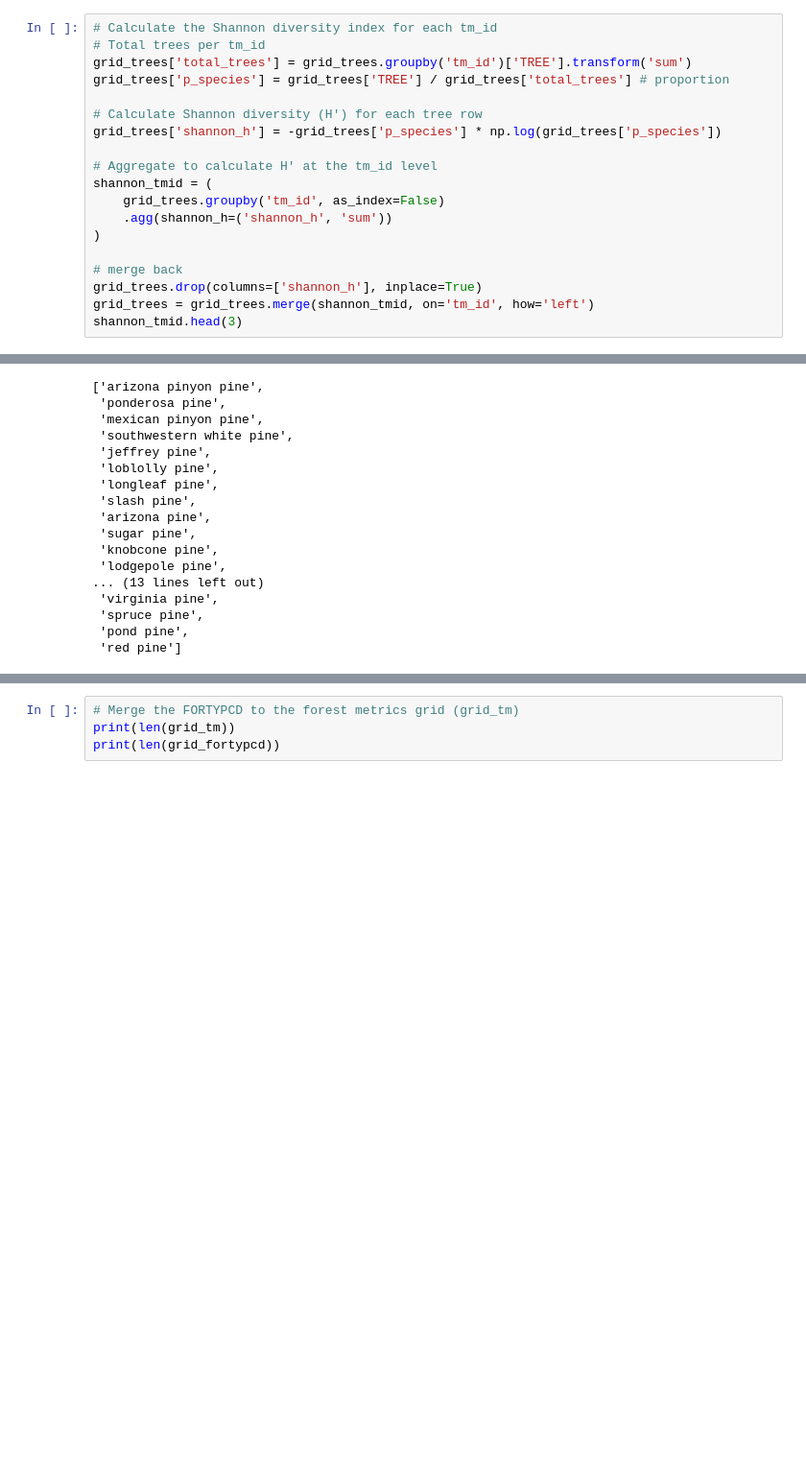
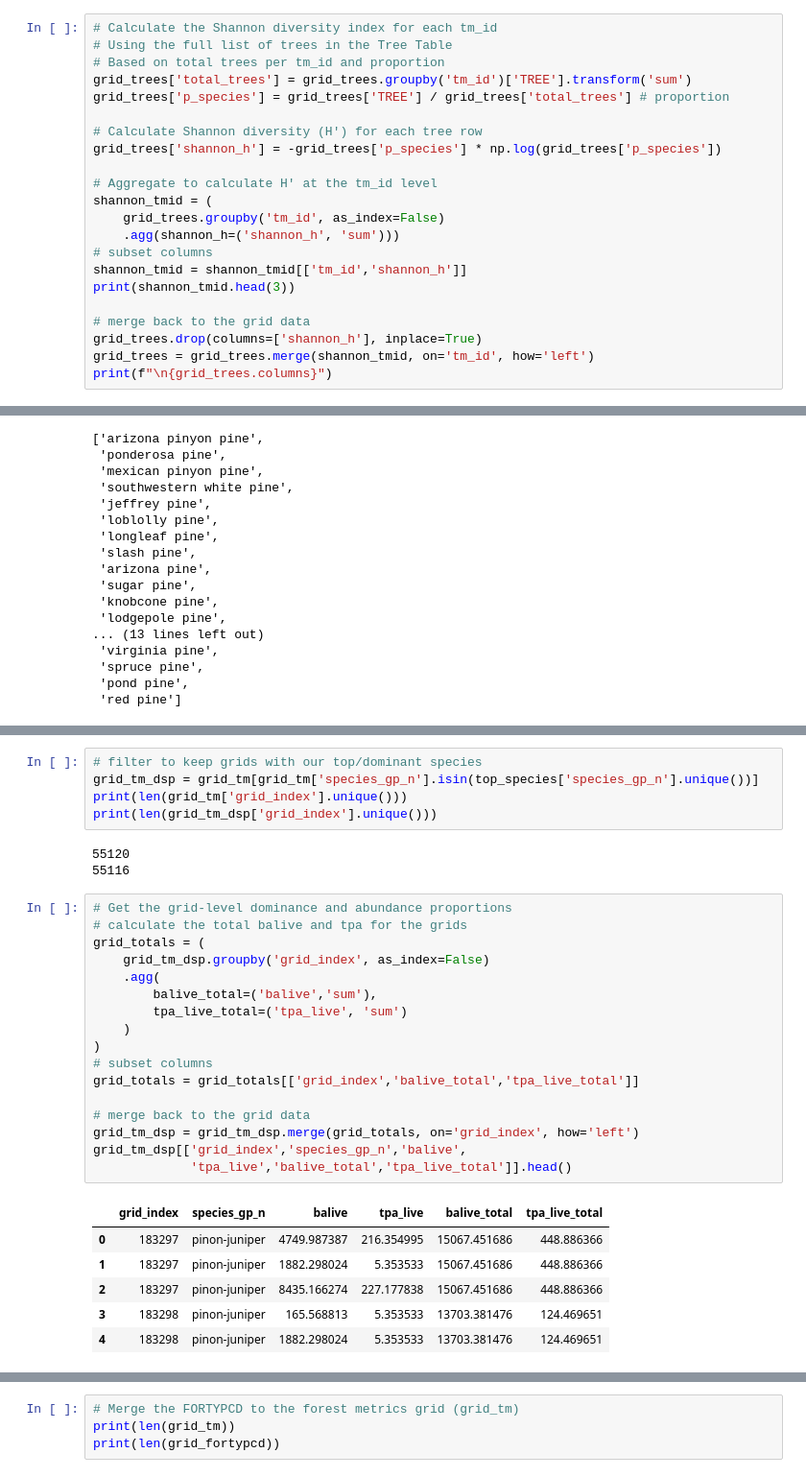
Before and after one commit to natshoff/aspen-fire-fork, a Jupyter notebook: Aim2/code/Python/04a_TreeMap_FIA-Summary.ipynb, the cells around one changed output, grey strips where cells are left out. Shown: that part at 96% size. Cells and saved outputs as stored; diff of their text form; blank space fills up the shorter version.

```diff
--- a/Aim2/code/Python/04a_TreeMap_FIA-Summary.ipynb
+++ b/Aim2/code/Python/04a_TreeMap_FIA-Summary.ipynb
@@ -155,7 +153,8 @@ Total elapsed time: 0.70 minutes.
 ~~~~~~~~~~
 # %%
 # Calculate the Shannon diversity index for each tm_id
-# Total trees per tm_id
+# Using the full list of trees in the Tree Table
+# Based on total trees per tm_id and proportion
 grid_trees['total_trees'] = grid_trees.groupby('tm_id')['TREE'].transform('sum')
 grid_trees['p_species'] = grid_trees['TREE'] / grid_trees['total_trees'] # proportion
 
@@ -165,11 +164,13 @@ grid_trees['shannon_h'] = -grid_trees['p_species'] * np.log(grid_trees['p_specie
 # Aggregate to calculate H' at the tm_id level
 shannon_tmid = (
     grid_trees.groupby('tm_id', as_index=False)
-    .agg(shannon_h=('shannon_h', 'sum'))
-)
+    .agg(shannon_h=('shannon_h', 'sum')))
+# subset columns
+shannon_tmid = shannon_tmid[['tm_id','shannon_h']]
+print(shannon_tmid.head(3))
 
-# merge back
+# merge back to the grid data
 grid_trees.drop(columns=['shannon_h'], inplace=True)
 grid_trees = grid_trees.merge(shannon_tmid, on='tm_id', how='left')
-shannon_tmid.head(3)
+print(f"\n{grid_trees.columns}")
 # %% [output]
@@ -540,0 +515,32 @@ There are 14007 grid cells (25.4%) where ponderosa is dominant based on tpa_live
+# %%
+# filter to keep grids with our top/dominant species
+grid_tm_dsp = grid_tm[grid_tm['species_gp_n'].isin(top_species['species_gp_n'].unique())]
+print(len(grid_tm['grid_index'].unique()))
+print(len(grid_tm_dsp['grid_index'].unique()))
+# %% [output]
+55120
+55116
+# %%
+# Get the grid-level dominance and abundance proportions
+# calculate the total balive and tpa for the grids
+grid_totals = (
+    grid_tm_dsp.groupby('grid_index', as_index=False)
+    .agg(
+        balive_total=('balive','sum'),
+        tpa_live_total=('tpa_live', 'sum')
+    )
+)
+# subset columns
+grid_totals = grid_totals[['grid_index','balive_total','tpa_live_total']]
+
+# merge back to the grid data
+grid_tm_dsp = grid_tm_dsp.merge(grid_totals, on='grid_index', how='left')
+grid_tm_dsp[['grid_index','species_gp_n','balive',
+             'tpa_live','balive_total','tpa_live_total']].head()
+# %% [output]
+|  | grid_index | species_gp_n | balive | tpa_live | balive_total | tpa_live_total |
+| 0 | 183297 | pinon-juniper | 4749.987387 | 216.354995 | 15067.451686 | 448.886366 |
+| 1 | 183297 | pinon-juniper | 1882.298024 | 5.353533 | 15067.451686 | 448.886366 |
+| 2 | 183297 | pinon-juniper | 8435.166274 | 227.177838 | 15067.451686 | 448.886366 |
+| 3 | 183298 | pinon-juniper | 165.568813 | 5.353533 | 13703.381476 | 124.469651 |
+| 4 | 183298 | pinon-juniper | 1882.298024 | 5.353533 | 13703.381476 | 124.469651 |
```
Also changed, not shown: parts of 24 cells of this notebook, 1 other file.
